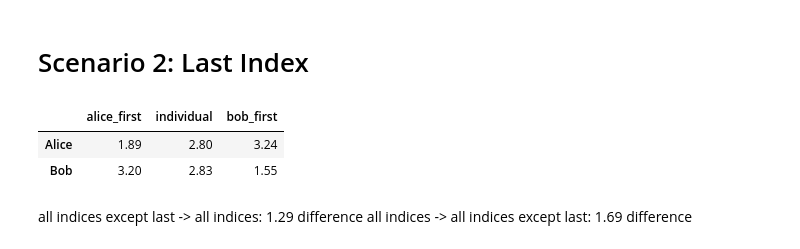
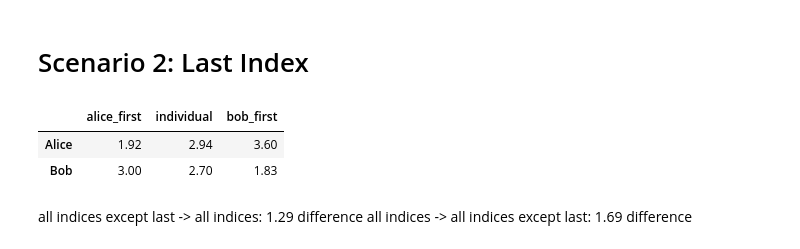
Before and after one commit to yikai-wu/Multi-Analyst-DP, a Jupyter notebook: src/pmw/run_until_failure_pmw2.ipynb, the cells around one changed output. Drawn from its saved outputs; the diff is of its cells as text; code cells hidden in the pictures.

```diff
--- a/src/pmw/run_until_failure_pmw2.ipynb
+++ b/src/pmw/run_until_failure_pmw2.ipynb
@@ -309,7 +309,7 @@ s2combined_list = []
 s2individual_list = []
 s2bobfirst_list = []
 
-for i in range(1000):
+for i in range(10):
     # combined
     s2alice_q = np.hstack((np.random.randint(2, size=(25,7)), np.zeros((25,1))))
     s2bob_q = np.random.randint(2, size=(25,8))
@@ -318,35 +318,35 @@ for i in range(1000):
                                  analyst_labels=['Alice'] * 25 + ['Bob'] * 25,
                                  to_return='error', show_plot=False, show_messages=False, show_failure_step=False)
     s2combined_list.append(s2combined)
 
 
     s2bobfirst = pmw2(workload=np.vstack((s2bob_q, s2alice_q)), x=x_small, eps=2, T=40, k=10,
                                  analyst_labels= ['Bob'] * 25 + ['Alice'] * 25,
                                  to_return='error', show_plot=False, show_messages=False, show_failure_step=False)
     s2bobfirst_list.append(s1bobfirst)
 
     # individual
     s2a = pmw2(workload=s2alice_q, x=x_small, eps=1, T=40, k=5,
                analyst_labels=['Alice'] * 25,
                to_return='error', show_plot=False, show_messages=False, show_failure_step=False)
     s2b = pmw2(workload=s2bob_q, x=x_small, eps=1, T=40, k=5,
                analyst_labels=['Bob'] * 25,
                to_return='error', show_plot=False, show_messages=False, show_failure_step=False)
     s2individual = {**s2a, **s2b}
     s2individual_list.append(s2individual)
 
 # find mean over multiple trials
 s2combined_average = dict(pd.DataFrame(s2combined_list).mean())
 s2individual_average = dict(pd.DataFrame(s2individual_list).mean())
 s2bobfirst_average = dict(pd.DataFrame(s1bobfirst_list).mean())
 
 d = {'alice_first': s2combined_average, 'individual': s2individual_average, 'bob_first': s2bobfirst_average}
 df = pd.DataFrame(data=d).sort_index()
 display(df)
 # %% [output]
 |  | alice_first | individual | bob_first |
-| Alice | 1.89 | 2.80 | 3.24 |
-| Bob | 3.20 | 2.83 | 1.55 |
+| Alice | 1.92 | 2.94 | 3.60 |
+| Bob | 3.00 | 2.70 | 1.83 |
 # %% [markdown]
 all indices except last -> all indices: 1.29 difference
 all indices -> all indices except last: 1.69 difference
```
Also changed, not shown: parts of 22 cells of this notebook.
